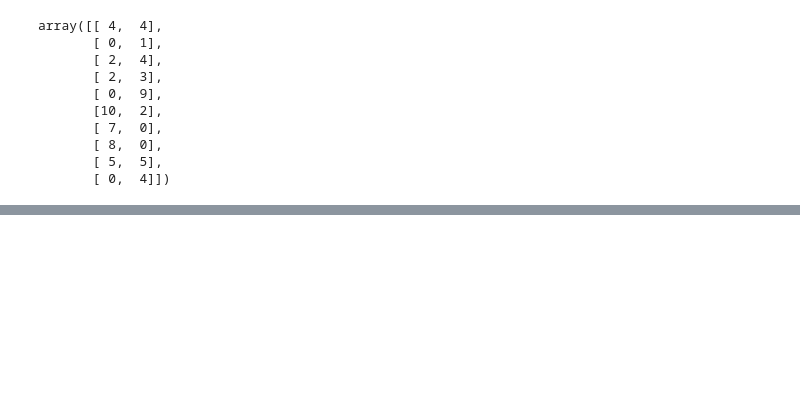
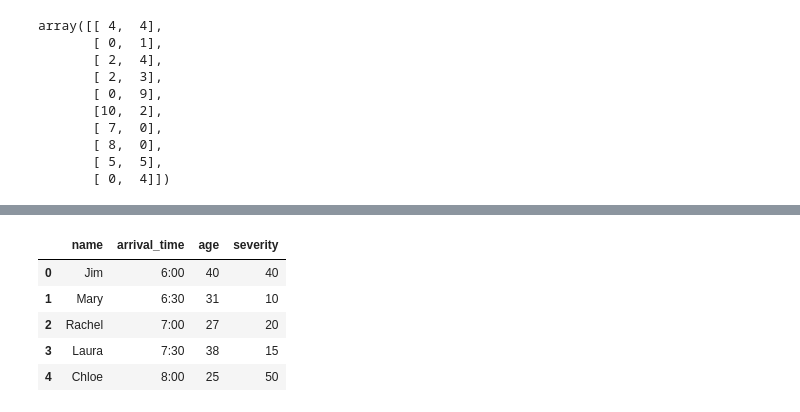
Before and after one commit to abchapman93/PHS_Data_Science_2022_instructor, a Jupyter notebook: Day-1-Intro-to-Python/Python-Packages.ipynb, the cells around one changed output, grey strips where cells are left out. Cells and saved outputs as stored; diff of their text form; code cells hidden in the pictures; blank space fills up the shorter version.

```diff
--- a/Day-1-Intro-to-Python/Python-Packages.ipynb
+++ b/Day-1-Intro-to-Python/Python-Packages.ipynb
@@ -208,0 +386,14 @@ sns.set()
+# %%
+def load_pt_roster():
+    import pandas as pd
+    return pd.read_csv("../data/ed_patient_poster.csv")
+# %%
+df = load_pt_roster()
+df
+# %% [output]
+|  | name | arrival_time | age | severity |
+| 0 | Jim | 6:00 | 40 | 40 |
+| 1 | Mary | 6:30 | 31 | 10 |
+| 2 | Rachel | 7:00 | 27 | 20 |
+| 3 | Laura | 7:30 | 38 | 15 |
+| 4 | Chloe | 8:00 | 25 | 50 |
```
Also changed, not shown: parts of 91 cells of this notebook, 5 other files.
